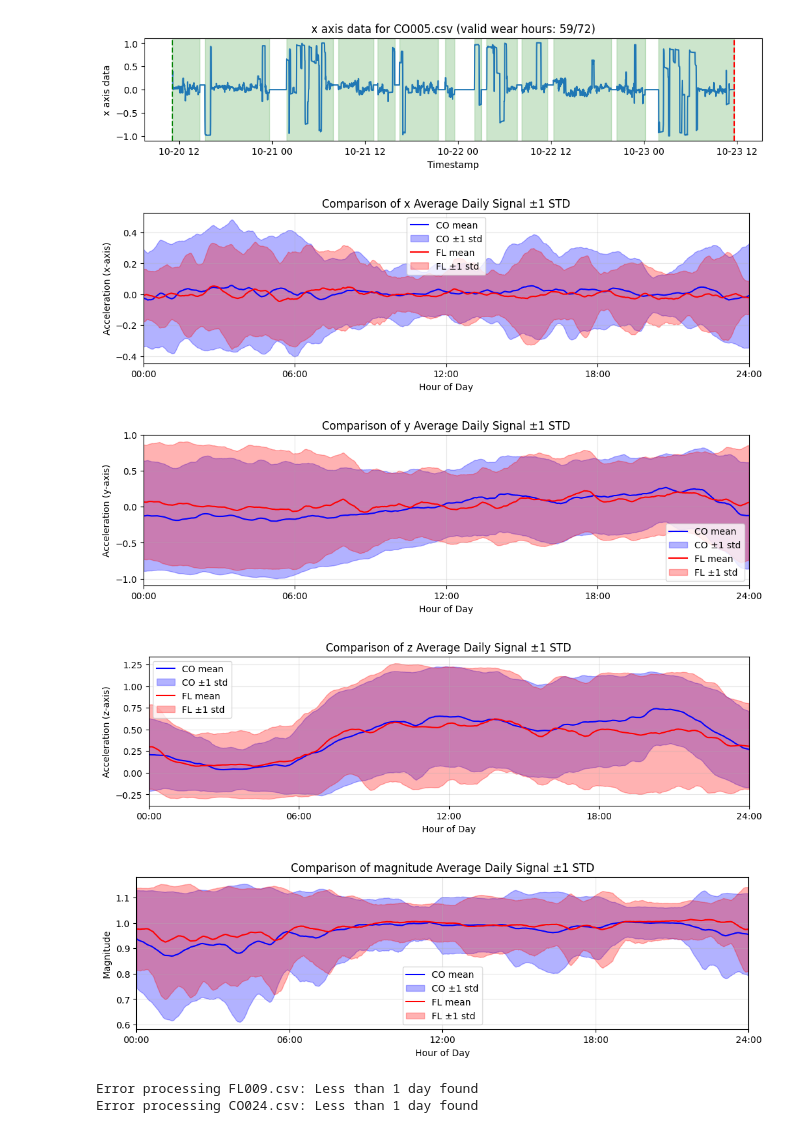
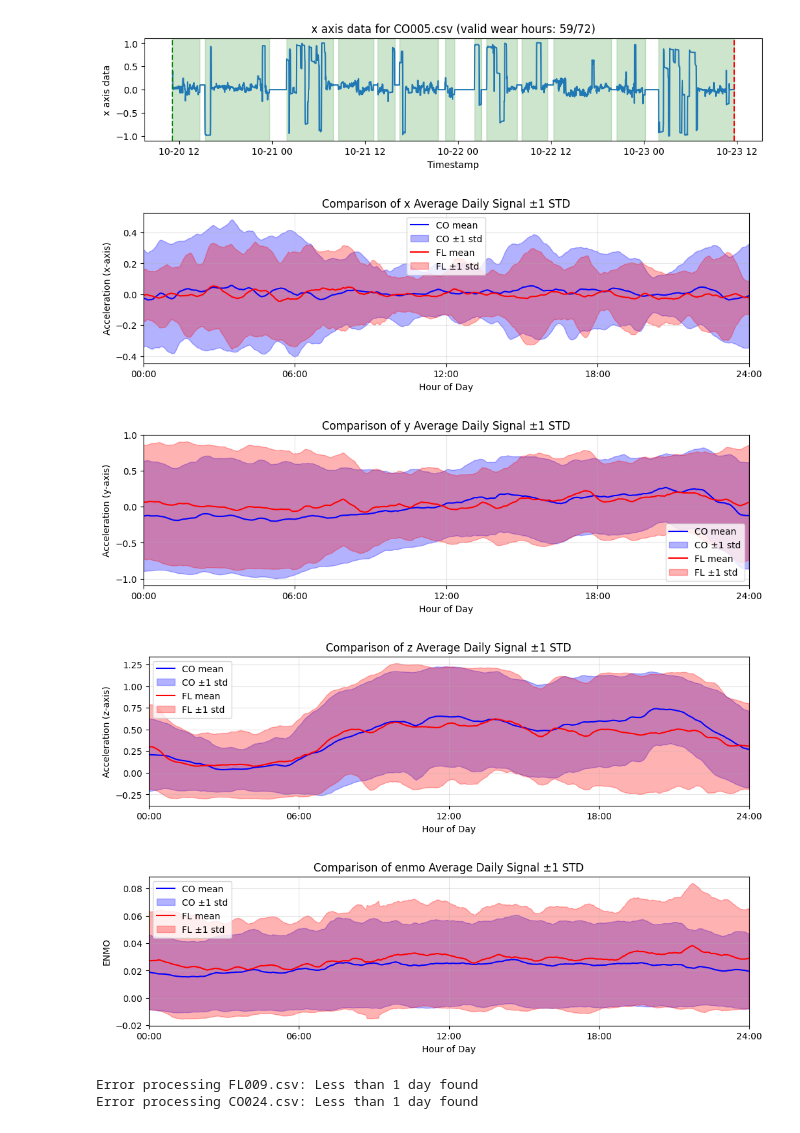
Before and after one commit to jlohunecke/LTMM_Analysis, a Jupyter notebook: exploration.ipynb, the cells around one changed output. Cells and saved outputs as stored; diff of their text form; code cells hidden in the pictures.

Commit message:
mean and std plots

```diff
--- a/exploration.ipynb
+++ b/exploration.ipynb
@@ -324,8 +324,9 @@ def load_and_concat(file_list):
     data = pd.concat(all_data)
     # fractional hour
     data['hour'] = data['timestamp'].dt.hour + data['timestamp'].dt.minute/60 + data['timestamp'].dt.second/3600
-    # magnitude
-    data['magnitude'] = np.sqrt(data['x']**2 + data['y']**2 + data['z']**2)
+    # ENMO (Euclidean Norm Minus One, clipped at zero)
+    data['enmo'] = np.sqrt(data['x']**2 + data['y']**2 + data['z']**2) - 1
+    data['enmo'] = data['enmo'].clip(lower=0)
     return data
 
 co_data = load_and_concat(co_files)
@@ -369,36 +370,36 @@ def plot_comparison(column, ylabel=None):
     plt.fill_between(fl_grouped['hour'],
                      fl_grouped[(column,'mean')] - fl_grouped[(column,'std')],
                      fl_grouped[(column,'mean')] + fl_grouped[(column,'std')],
                      color='red', alpha=0.3, label='FL ±1 std')
 
     plt.xlabel('Hour of Day')
     plt.ylabel(ylabel if ylabel else column)
     plt.title(f'Comparison of {column} Average Daily Signal ±1 STD')
     plt.legend()
     plt.xlim(0, 24)
     plt.grid(alpha=0.3)
 
     # ----------------------
     # Show ticks every 6 hours
     # ----------------------
     ticks = np.arange(0,25,6)  # 0, 6, 12, 18, 24
     tick_labels = [f'{int(t):02d}:00' for t in ticks]
     plt.xticks(ticks, tick_labels)
 
     plt.show()
 
 # ----------------------
-# 4. Plot x, y, z, magnitude
+# 4. Plot x, y, z, enmo
 # ----------------------
 plot_comparison('x', 'Acceleration (x-axis)')
 plot_comparison('y', 'Acceleration (y-axis)')
 plot_comparison('z', 'Acceleration (z-axis)')
-plot_comparison('magnitude', 'Magnitude')
+plot_comparison('enmo', 'ENMO')
 # %% [output]
 [figure]
 [figure]
 [figure]
-[figure, old version]
+[figure, new version]
 # %%
 modified_dir = "minute_level_modified"
 header_dir = "headers"
```
